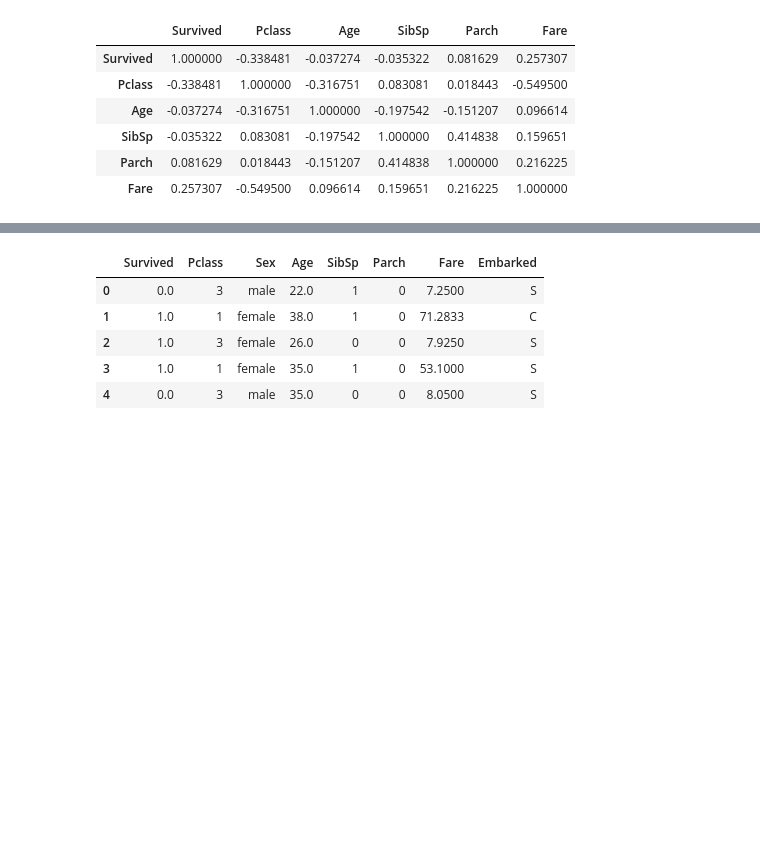
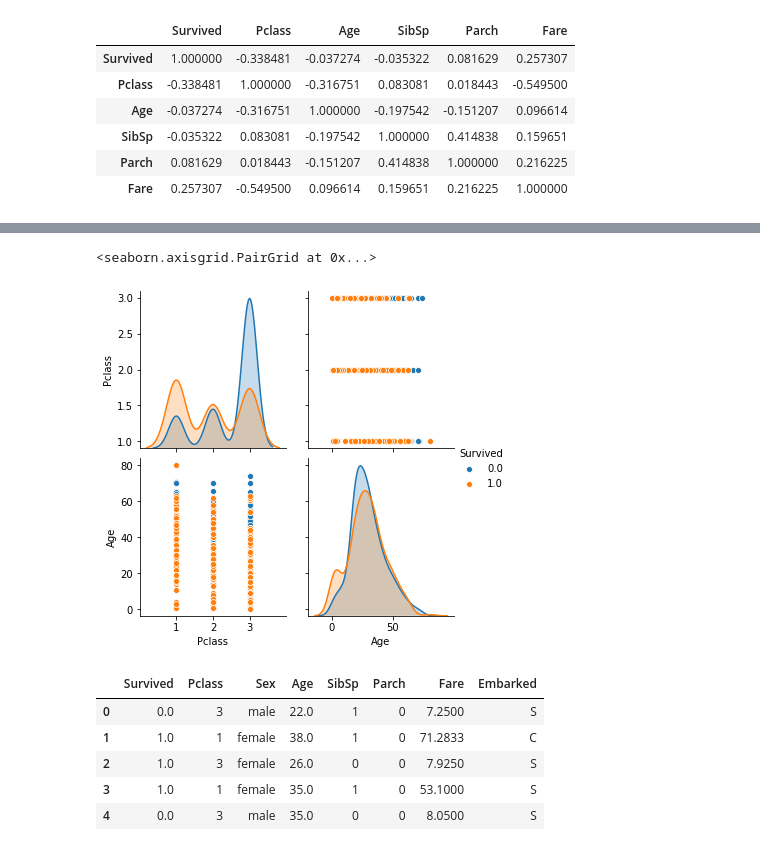
Before and after one commit to JayShankar99/Titanic_survival_project, a Jupyter notebook: Titanic_survival.ipynb, the cells around one changed output, grey strips where cells are left out. Cells and saved outputs as stored; diff of their text form; code cells hidden in the pictures; blank space fills up the shorter version.

```diff
--- a/Titanic_survival.ipynb
+++ b/Titanic_survival.ipynb
@@ -412,5 +398,8 @@ titanic.corr()
 # %%
-#sns.pairplot(titanic, hue="Survived", vars=["Pclass","Age"])
+sns.pairplot(titanic, hue="Survived", vars=["Pclass","Age"])
+# %% [output]
+<seaborn.axisgrid.PairGrid at 0x...>
+[figure, added]
 # %%
 titanic.head()
 # %% [output]
```
Also changed, not shown: parts of 45 cells of this notebook.
